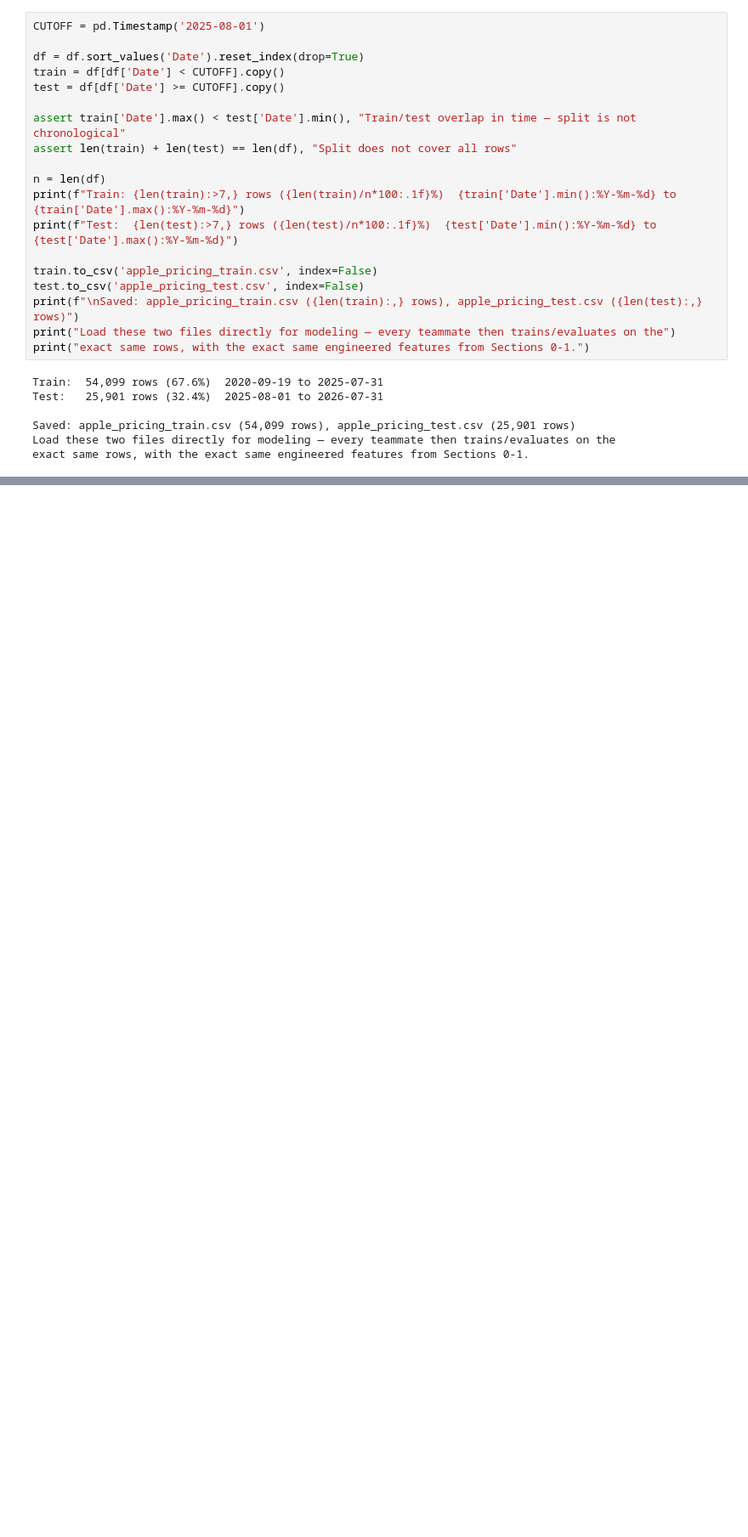
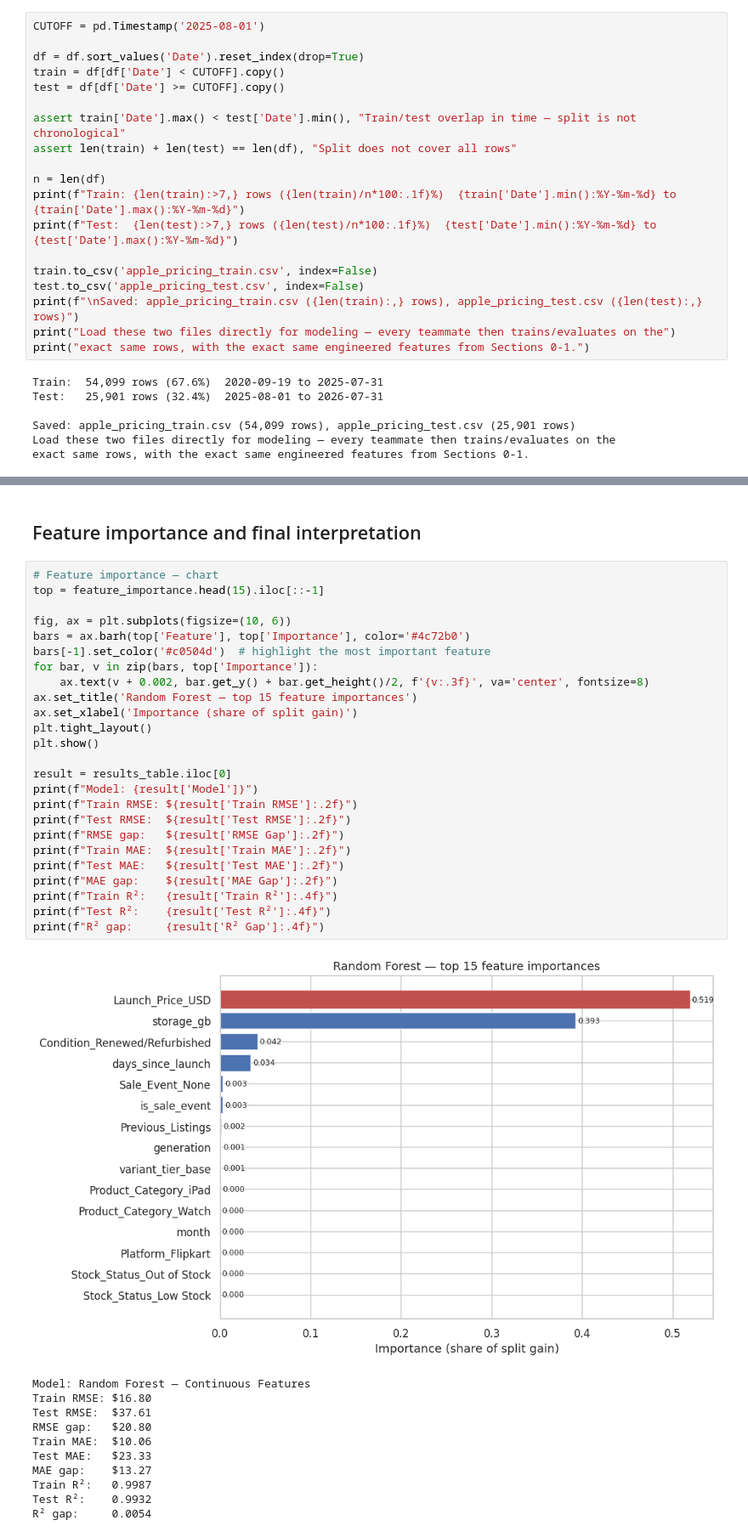
Before and after one commit to TianweiZhou/apple-products-eda-2020-2026, a Jupyter notebook: Apple_Pricing_EDA.ipynb, the cells around one changed output, grey strips where cells are left out. Shown at 85% size. Cells and saved outputs as stored; diff of their text form; blank space fills up the shorter version.

```diff
--- a/Apple_Pricing_EDA.ipynb
+++ b/Apple_Pricing_EDA.ipynb
@@ -881,0 +1073,39 @@ Bias (mean pred - actual) = $-46.44
+# %% [markdown]
+## Feature importance and final interpretation
+# %%
+# Feature importance — chart
+top = feature_importance.head(15).iloc[::-1]
+
+fig, ax = plt.subplots(figsize=(10, 6))
+bars = ax.barh(top['Feature'], top['Importance'], color='#4c72b0')
+bars[-1].set_color('#c0504d')  # highlight the most important feature
+for bar, v in zip(bars, top['Importance']):
+    ax.text(v + 0.002, bar.get_y() + bar.get_height()/2, f'{v:.3f}', va='center', fontsize=8)
+ax.set_title('Random Forest — top 15 feature importances')
+ax.set_xlabel('Importance (share of split gain)')
+plt.tight_layout()
+plt.show()
+
+result = results_table.iloc[0]
+print(f"Model: {result['Model']}")
+print(f"Train RMSE: ${result['Train RMSE']:.2f}")
+print(f"Test RMSE:  ${result['Test RMSE']:.2f}")
+print(f"RMSE gap:   ${result['RMSE Gap']:.2f}")
+print(f"Train MAE:  ${result['Train MAE']:.2f}")
+print(f"Test MAE:   ${result['Test MAE']:.2f}")
+print(f"MAE gap:    ${result['MAE Gap']:.2f}")
+print(f"Train R²:   {result['Train R²']:.4f}")
+print(f"Test R²:    {result['Test R²']:.4f}")
+print(f"R² gap:     {result['R² Gap']:.4f}")
+# %% [output]
+[figure, added]
+Model: Random Forest — Continuous Features
+Train RMSE: $16.80
+Test RMSE:  $37.61
+RMSE gap:   $20.80
+Train MAE:  $10.06
+Test MAE:   $23.33
+MAE gap:    $13.27
+Train R²:   0.9987
+Test R²:    0.9932
+R² gap:     0.0054
```
Also changed, not shown: parts of 17 cells of this notebook.
